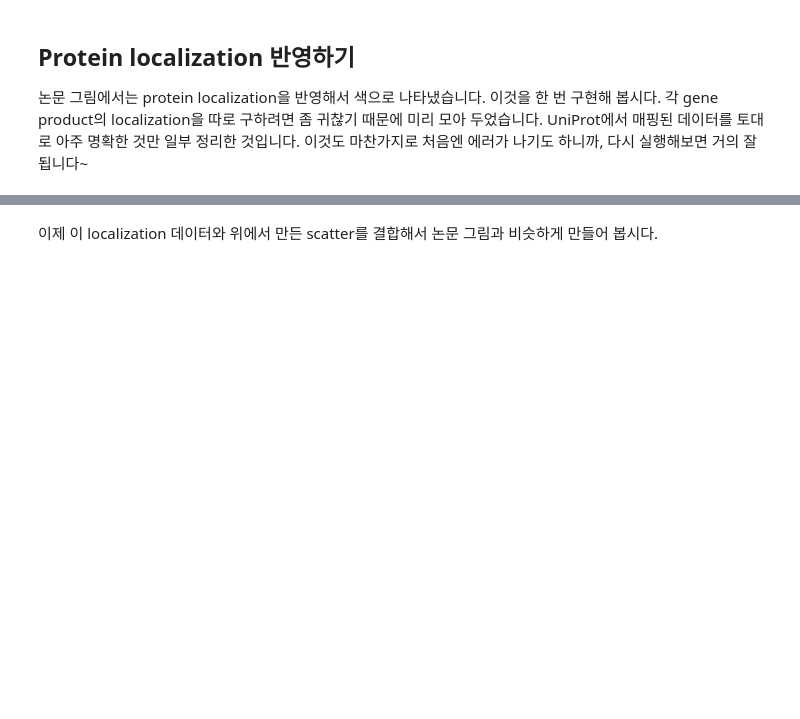
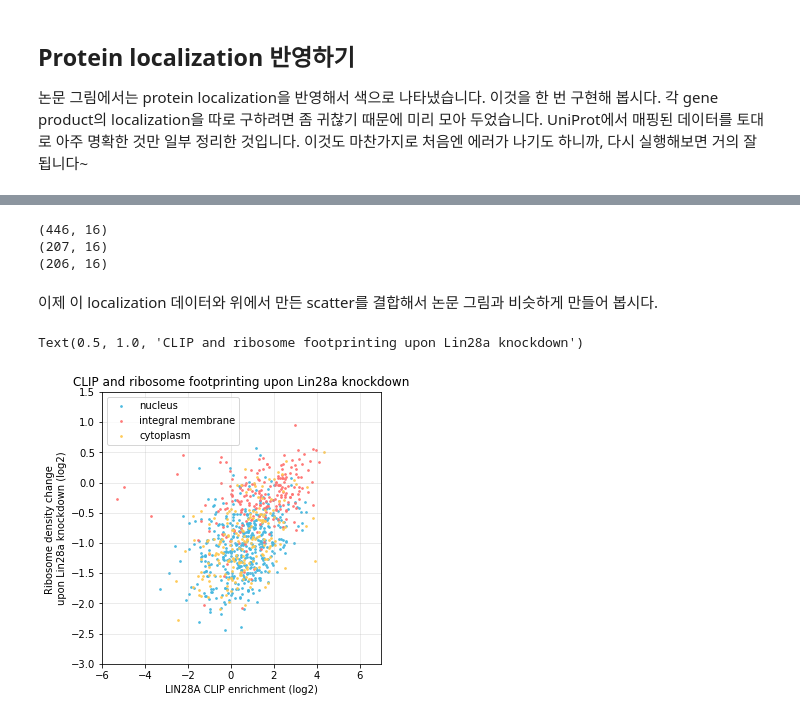
Before and after one commit to yoojunghan/bioinfo-term-project, a Jupyter notebook: notebooks/Mission1.ipynb, the cells around one changed output, grey strips where cells are left out. Cells and saved outputs as stored; diff of their text form; code cells hidden in the pictures; blank space fills up the shorter version.

```diff
--- a/notebooks/Mission1.ipynb
+++ b/notebooks/Mission1.ipynb
@@ -89,0 +198,3 @@ mouselocal.head()
+# %%
+cnts_cutoff2 = cnts[(cnts['RNA-control.bam'] > 100) & (cnts['RNA-siLin28a.bam'] > 100) & (cnts['RNA-siLuc.bam'] > 100)]
+cnts_cutoff2.shape
@@ -89,0 +203,4 @@ mouselocal.head()
+# %%
+cnts_cutoff2 = cnts_cutoff2.rename_axis('gene_id').reset_index()
+cnts_cutoff2['gene_id'] = cnts_cutoff2['gene_id'].str[:-2]
+cnts_cutoff2.head()
@@ -89,0 +214,3 @@ mouselocal.head()
+# %%
+cnts_with_loc = pd.merge(cnts_cutoff2, mouselocal, on='gene_id')
+cnts_with_loc.head()
@@ -90,2 +224,49 @@ mouselocal.head()
+# %%
+cnts_nucleus = cnts_with_loc[cnts_with_loc['type'] == 'nucleus']
+cnts_integral_membrane = cnts_with_loc[cnts_with_loc['type'] == 'integral membrane']
+cnts_cytoplasm = cnts_with_loc[cnts_with_loc['type'] == 'cytoplasm']
+
+print(cnts_nucleus.shape)
+print(cnts_integral_membrane.shape)
+print(cnts_cytoplasm.shape)
+# %% [output]
+(446, 16)
+(207, 16)
+(206, 16)
 # %% [markdown]
 이제 이 localization 데이터와 위에서 만든 scatter를 결합해서 논문 그림과 비슷하게 만들어 봅시다.
+# %%
+fig, ax = plt.subplots(1, 1, figsize=(5, 5))
+
+ax.scatter(np.log2(cnts_nucleus['clip_enrichment']),
+           np.log2(cnts_nucleus['rden_change']),
+           c='#47b8e0',
+           s=3,
+           alpha=0.9,
+           label='nucleus')
+
+ax.scatter(np.log2(cnts_integral_membrane['clip_enrichment']),
+           np.log2(cnts_integral_membrane['rden_change']),
+           c='#ff7473',
+           s=3,
+           alpha=0.9,
+           label='integral membrane')
+
+ax.scatter(np.log2(cnts_cytoplasm['clip_enrichment']),
+           np.log2(cnts_cytoplasm['rden_change']),
+           c='#ffc952',
+           s=3,
+           alpha=0.9,
+           label='cytoplasm')
+
+
+ax.legend()
+ax.grid(alpha=0.3)
+ax.set_xlim(-6,7)
+ax.set_ylim(-3,1.5)
+ax.set_xlabel('LIN28A CLIP enrichment (log2)')
+ax.set_ylabel('Ribosome density change \nupon Lin28a knockdown (log2)')
+ax.set_title('CLIP and ribosome footprinting upon Lin28a knockdown')
+# %% [output]
+Text(0.5, 1.0, 'CLIP and ribosome footprinting upon Lin28a knockdown')
+[figure, added]
```
Also changed, not shown: parts of 21 cells of this notebook, 1 other file.
